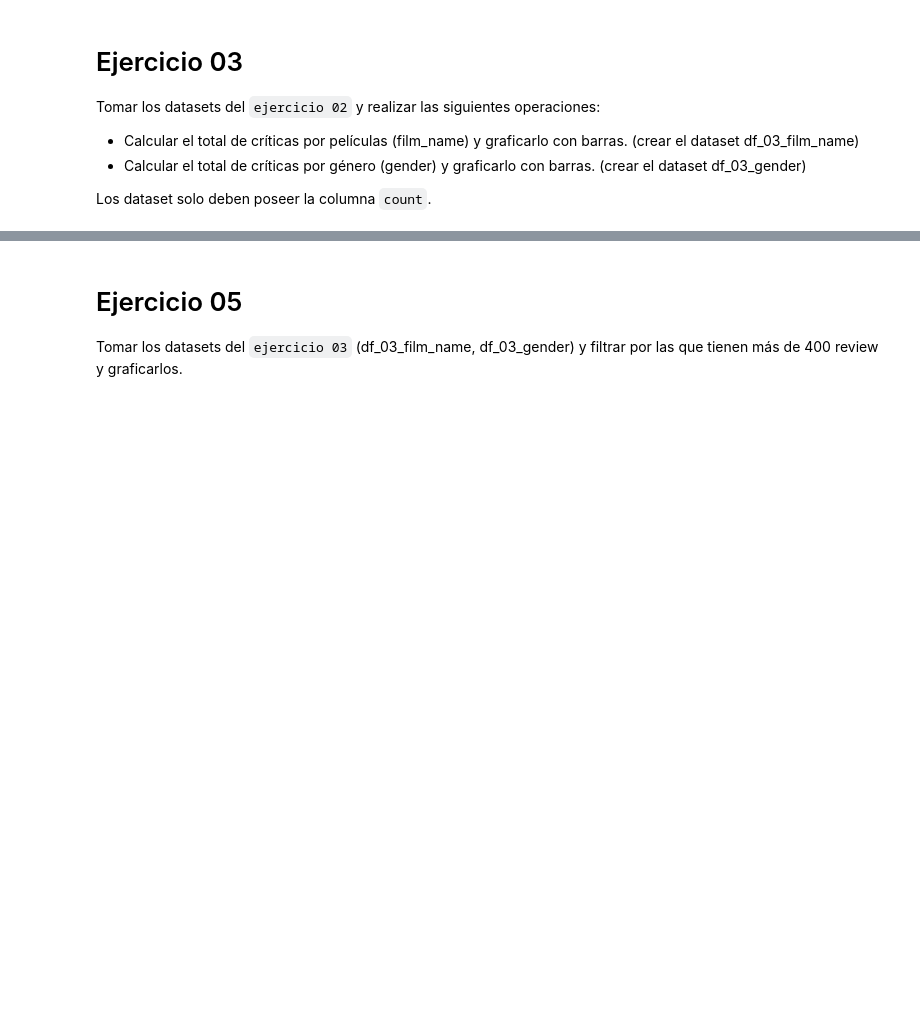
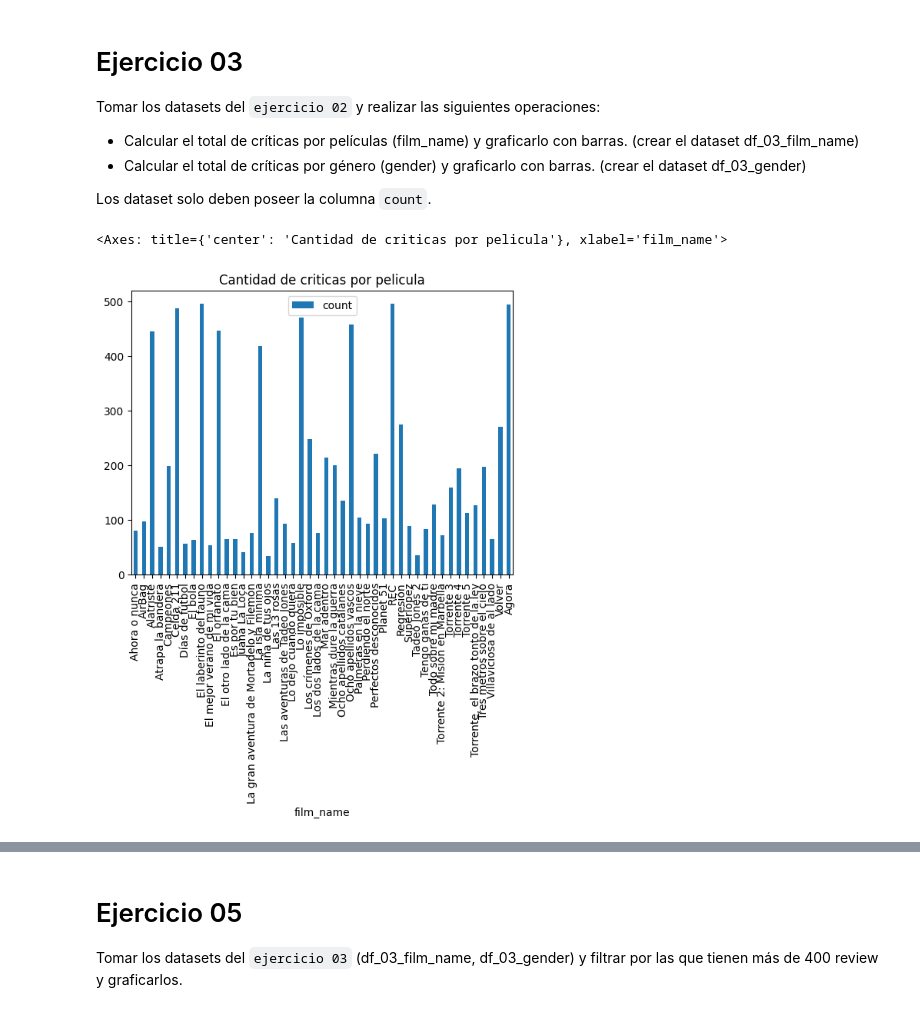
Before and after one commit to baubyte/HerramientasDeSoftwareParaElAnalisisDeDatos, a Jupyter notebook: Tema_4/Ejercicios/Semana_04_Practica_04.ipynb, the cells around one changed output, grey strips where cells are left out. Saved outputs shown, nothing was run; the diff lists cells and outputs as text; code cells hidden in the pictures; blank space fills up the shorter version.

```diff
--- a/Tema_4/Ejercicios/Semana_04_Practica_04.ipynb
+++ b/Tema_4/Ejercicios/Semana_04_Practica_04.ipynb
@@ -217,3 +219,14 @@ Tomar los datasets del `ejercicio 02` y realizar las siguientes operaciones:
 - Calcular el total de críticas por género (gender) y graficarlo con barras. (crear el dataset df_03_gender)
 
 Los dataset solo deben poseer la columna `count`.
+# %%
+df_03_film_name = df_film_affinity.groupby('film_name').count()
+#print(df_03_film_name.head(10))
+# renombro la columna porque todos tienen el mismo valor ahora y pisamos el dataframe
+df_03_film_name.rename(columns={'gender': 'count'}, inplace=True)
+# eliminamos el resto de columnas y dejamos solo count
+df_03_film_name.drop(['film_avg_rate', 'review_title', 'review_text', 'review_rate'], axis=1, inplace=True)
+df_03_film_name.plot.bar(title="Cantidad de criticas por pelicula")
+# %% [output]
+<Axes: title={'center': 'Cantidad de criticas por pelicula'}, xlabel='film_name'>
+[figure, added]
```
Also changed, not shown: parts of 7 cells of this notebook.
